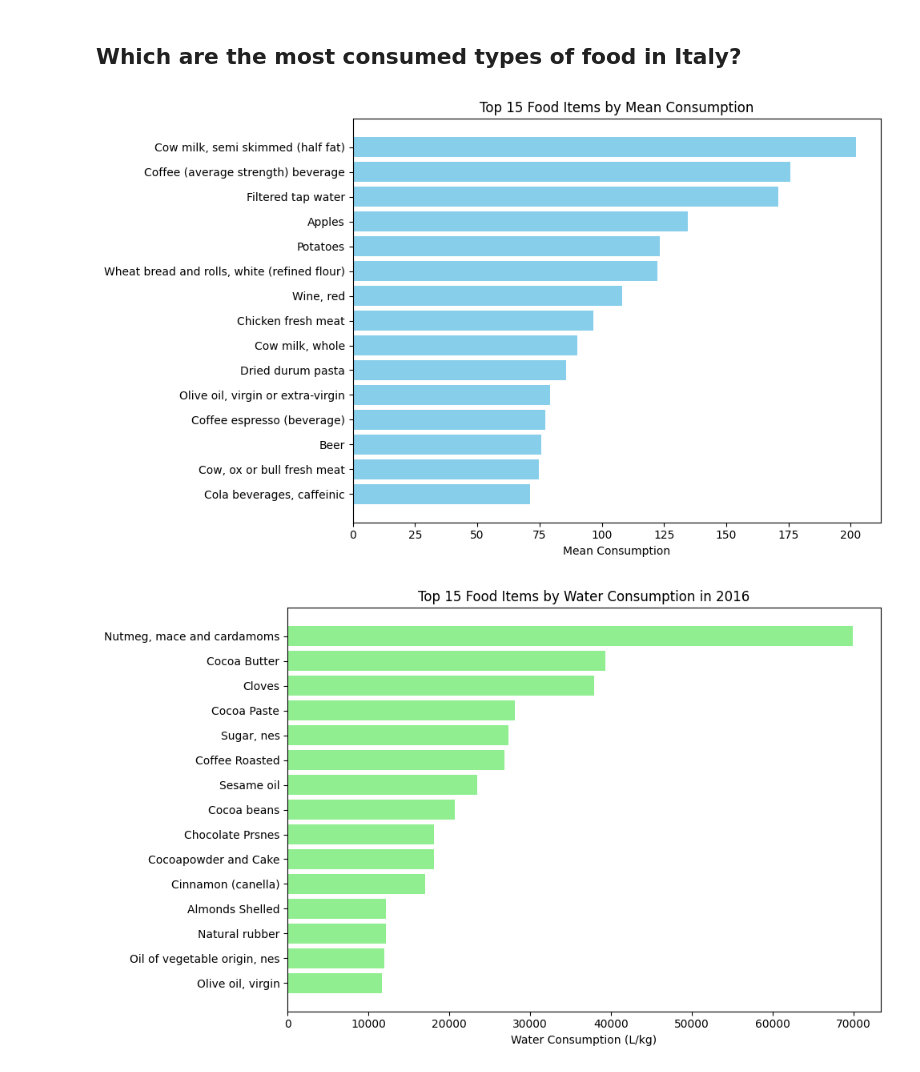
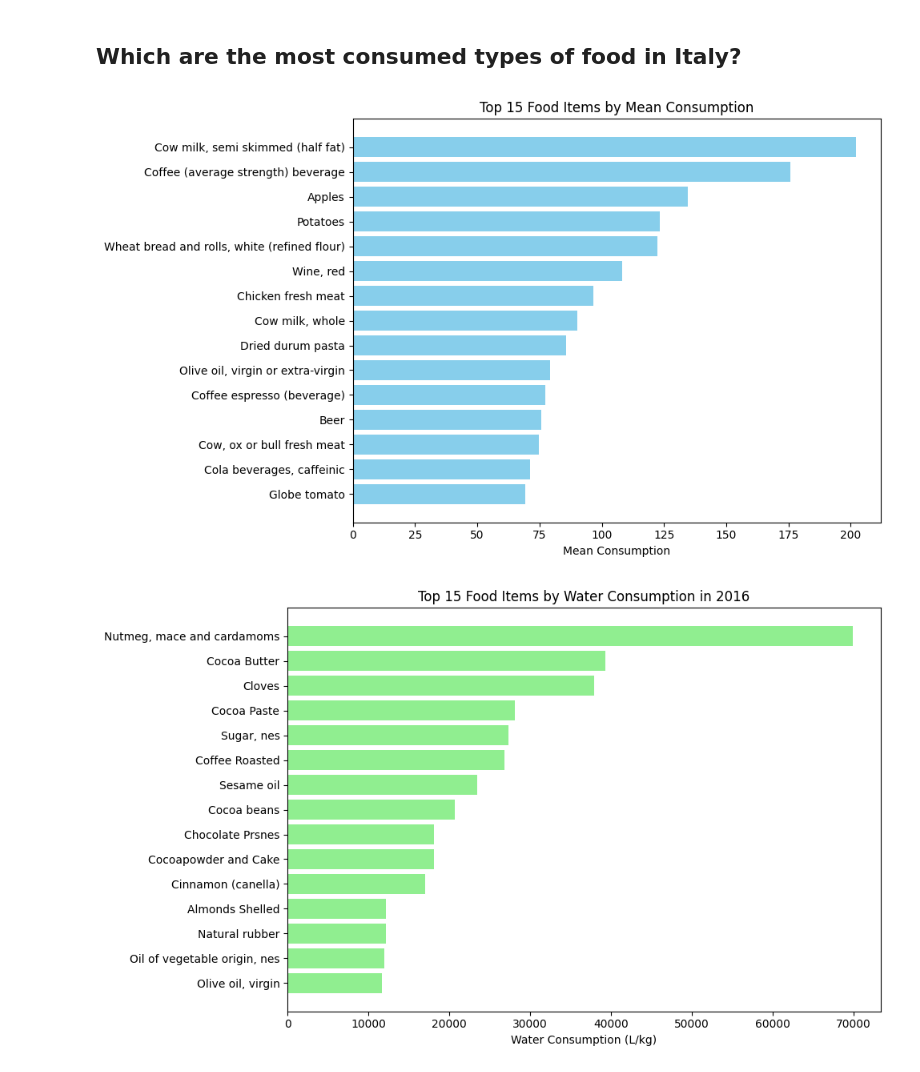
Before and after one commit to TCoaM/TrueCostOfAMeal, a Jupyter notebook: simo_notebook.ipynb, the cells around one changed output. Saved outputs shown, nothing was run; the diff lists cells and outputs as text; code cells hidden in the pictures.

```diff
--- a/simo_notebook.ipynb
+++ b/simo_notebook.ipynb
@@ -387,31 +538,32 @@ filtered_fao_emissions
 # %%
 # Group by 'Exposure hierarchy (L7)', sum the 'Mean' values, and get the top 15
 food_consumption_data_nowater = food_consumption_data[
     (food_consumption_data["Exposure hierarchy (L7)"] != "Natural mineral water") &
-    (food_consumption_data["Exposure hierarchy (L7)"] != "Tap water")]
+    (food_consumption_data["Exposure hierarchy (L7)"] != "Tap water") &
+    (food_consumption_data["Exposure hierarchy (L7)"] != "Filtered tap water")]
 
 top15 = (
     food_consumption_data_nowater
     .groupby('Exposure hierarchy (L7)', as_index=False)['Mean']
     .sum()
     .sort_values('Mean', ascending=False)
     .head(15)
 )
 
 # Extract lists
 selected_variables = top15["Exposure hierarchy (L7)"].tolist()
 selected_values = top15["Mean"].tolist()
 
 # Create a bar plot for the top 15 food items
 plt.figure(figsize=(10, 6))
 plt.barh(selected_variables, selected_values, color='skyblue')
 plt.xlabel('Mean Consumption')
 plt.title('Top 15 Food Items by Mean Consumption')
 plt.gca().invert_yaxis()  # Invert y-axis to have the highest value on top
 plt.tight_layout()
 plt.show()
 # %% [output]
-[figure, old version]
+[figure, new version]
 # %%
 # Select the top 15 rows with the highest values in the "2016" column
 top15_2016 = (
```
Also changed, not shown: parts of 14 cells of this notebook, 1 other file.
